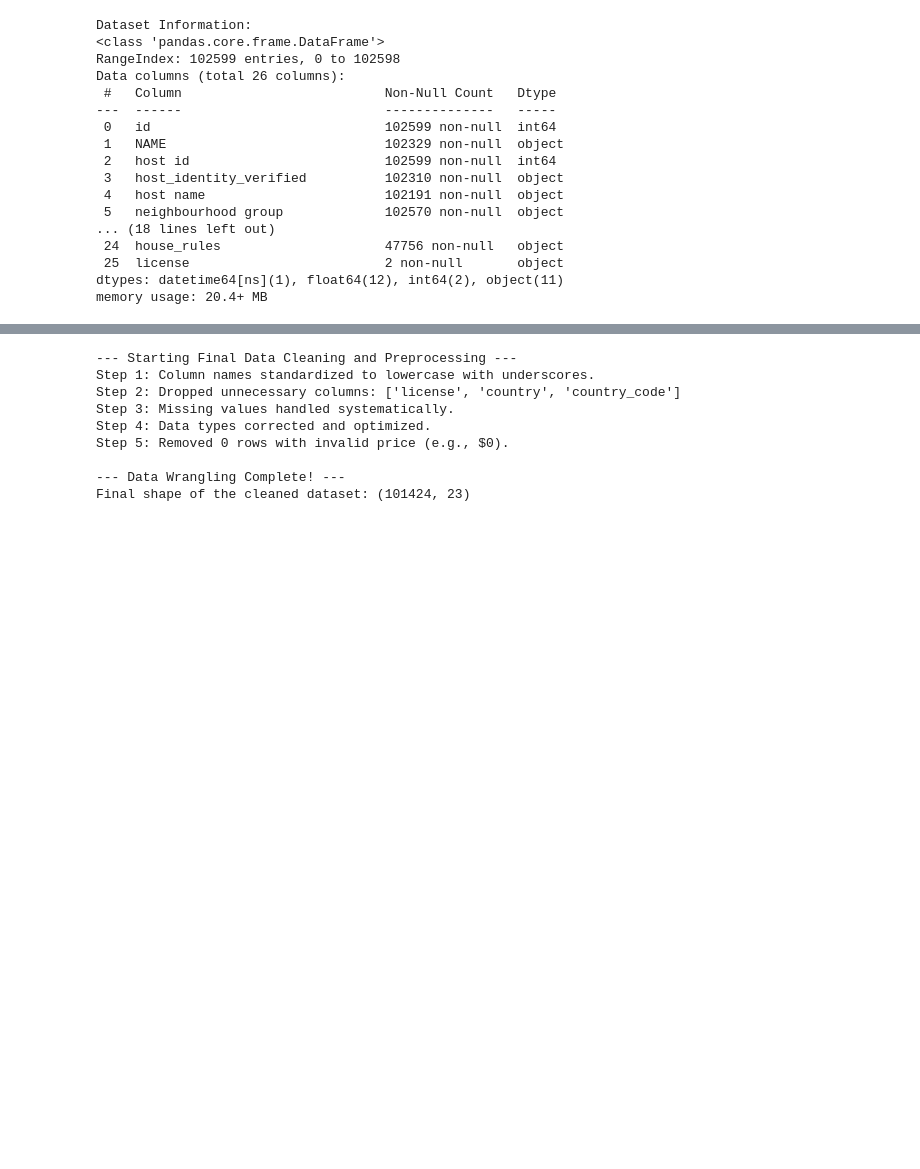
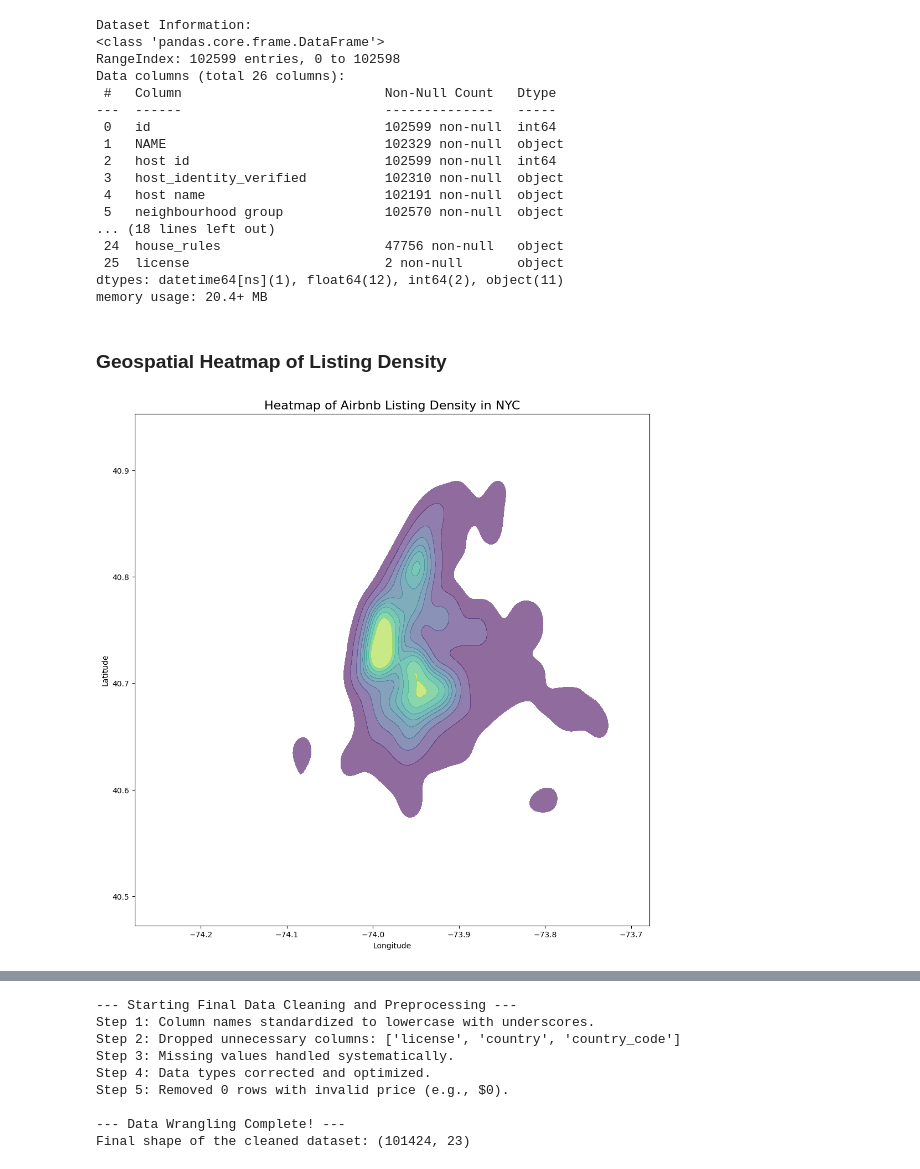
Before and after one commit to Vaibhav-153/VOIS_AICTE_Sep2025_VaibhavAdmane, a Jupyter notebook: Vaibhav_Admane_Source_Code.ipynb, the cells around one changed output, grey strips where cells are left out. Cells and saved outputs as stored; diff of their text form; code cells hidden in the pictures; blank space fills up the shorter version.

```diff
--- a/Vaibhav_Admane_Source_Code.ipynb
+++ b/Vaibhav_Admane_Source_Code.ipynb
@@ -67,3 +67,24 @@ Data columns (total 26 columns):
  25  license                         2 non-null       object
 dtypes: datetime64[ns](1), float64(12), int64(2), object(11)
 memory usage: 20.4+ MB
+# %% [markdown]
+### Geospatial Heatmap of Listing Density
+# %%
+# Use a sample of the data to avoid overplotting, especially for a dense city like NYC
+df_sample = df_cleaned.sample(n=10000, random_state=42)
+
+plt.figure(figsize=(12, 12))
+# Use seaborn's kdeplot to create a density "heatmap"
+sns.kdeplot(
+    x=df_sample['long'],
+    y=df_sample['lat'],
+    fill=True,
+    cmap='viridis',
+    alpha=0.6
+)
+plt.title('Heatmap of Airbnb Listing Density in NYC', fontsize=16)
+plt.xlabel('Longitude')
+plt.ylabel('Latitude')
+plt.show()
+# %% [output]
+[figure, added]
```
Also changed, not shown: parts of 4 cells of this notebook.
